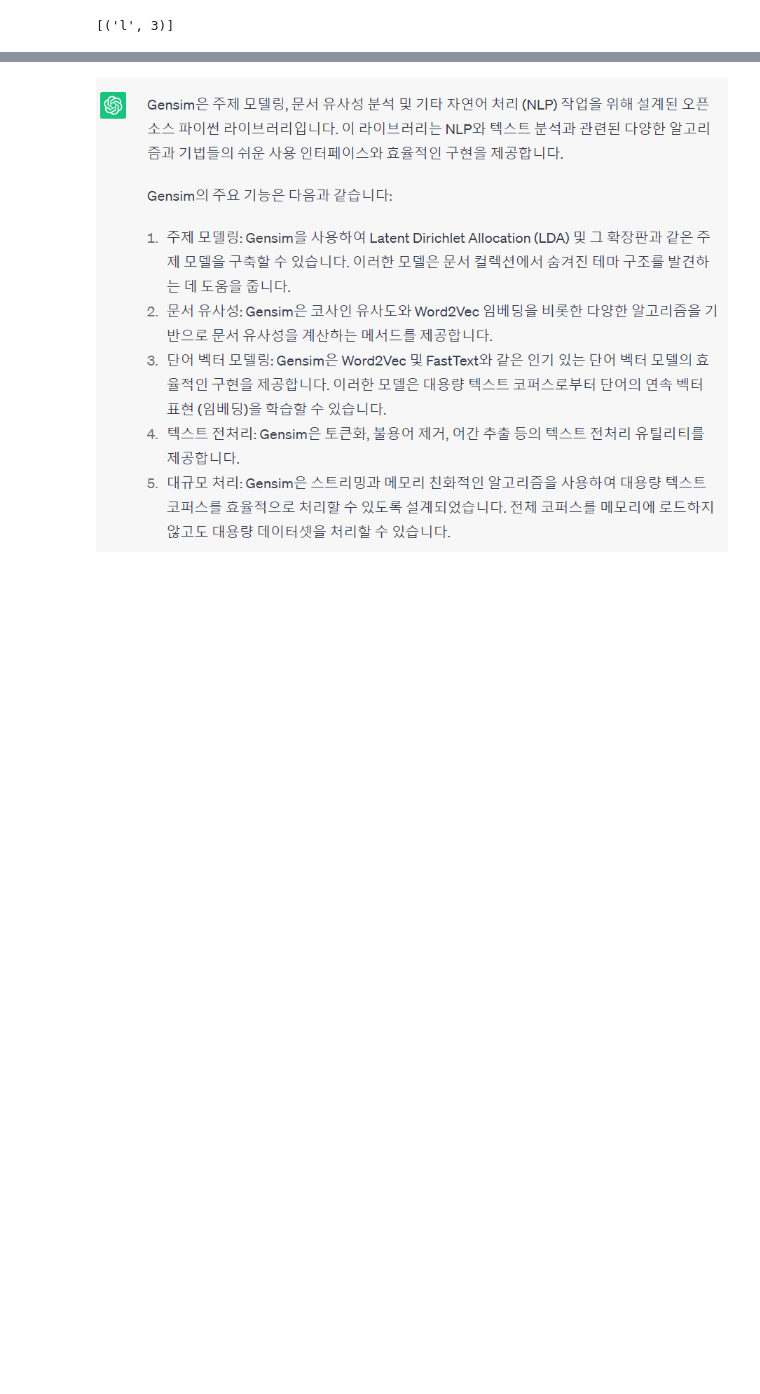
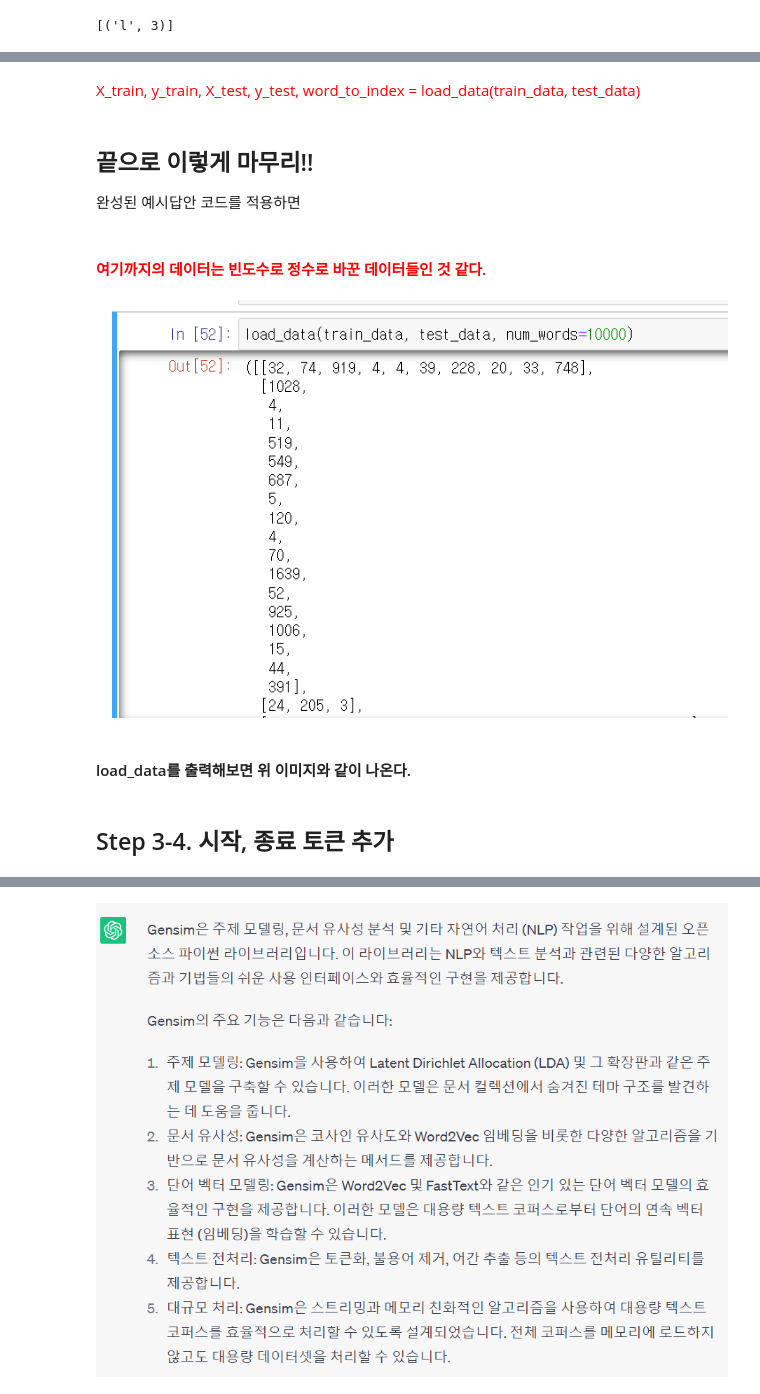
Before and after one commit to Geunahnoh/first-repository, a Jupyter notebook: [Going Deeper_5] Movie Review Sentiment Analysis .ipynb, the cells around one changed output, grey strips where cells are left out. Cells and saved outputs as stored; diff of their text form; code cells hidden in the pictures; blank space fills up the shorter version.

```diff
--- a/[Going Deeper_5] Movie Review Sentiment Analysis .ipynb
+++ b/[Going Deeper_5] Movie Review Sentiment Analysis .ipynb
@@ -1452,0 +957,5 @@ FileNotFoundError: [Errno 2] No such file or directory: 'data/word2vec_ko.model'
+# %% [markdown]
+<span style = "color:red;">X_train, y_train, X_test, y_test, word_to_index = load_data(train_data, test_data)</span>
+# %% [markdown]
+## 끝으로 이렇게 마무리!!
+완성된 예시답안 코드를 적용하면
@@ -1452,0 +1003,10 @@ FileNotFoundError: [Errno 2] No such file or directory: 'data/word2vec_ko.model'
+# %% [markdown]
+#### <span style = "color:red;">여기까지의 데이터는 빈도수로 정수로 바꾼 데이터들인 것 같다.</span>
+# %%
+Image("[GD_5_Movie Review] images/11.PNG")
+# %% [output]
+[figure, added]
+# %% [markdown]
+#### load_data를 출력해보면 위 이미지와 같이 나온다.
+# %% [markdown]
+## Step 3-4. 시작, 종료 토큰 추가
```
Also changed, not shown: parts of 378 cells of this notebook.
